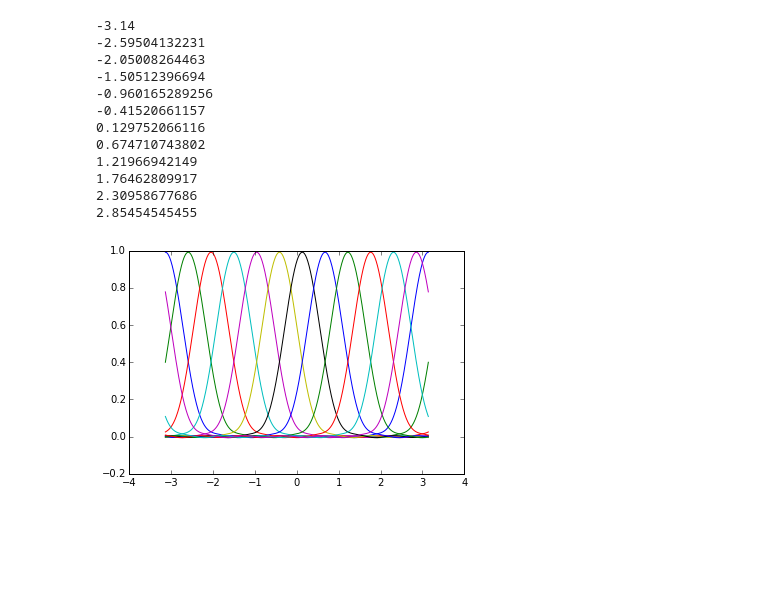
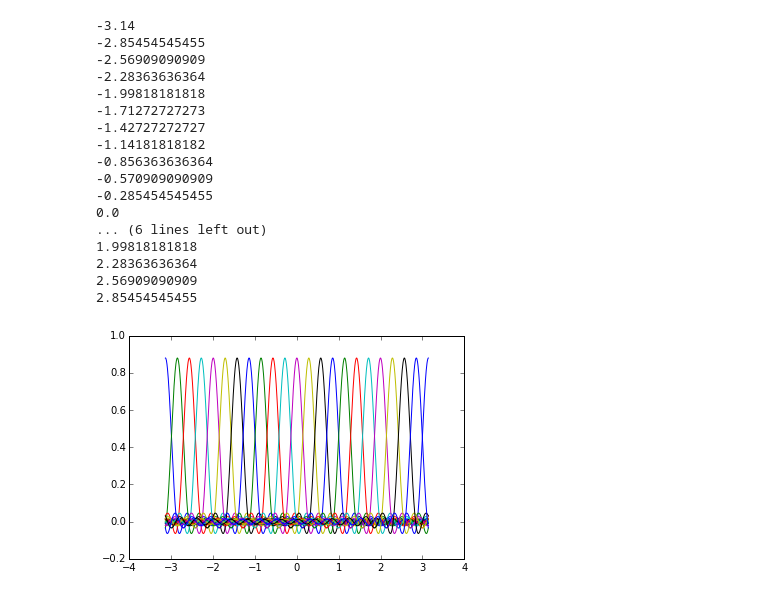
Before and after one commit to peteflorence/GeometricPDEs, a Jupyter notebook: _RotatingBot/BasisFunctionFitting.ipynb, the cells around one changed output. Cells and saved outputs as stored; diff of their text form; code cells hidden in the pictures; blank space fills up the shorter version.

```diff
--- a/_RotatingBot/BasisFunctionFitting.ipynb
+++ b/_RotatingBot/BasisFunctionFitting.ipynb
@@ -24,13 +32,12 @@ Populating the interactive namespace from numpy and matplotlib
 
 from sympy.mpmath import *
 I = [-math.pi, math.pi]
-N = 12   # number of Fourier-approximation-of-3-Gaussian basis functions
-M = 6    # order of Fourier series
-sig = 0.4
+N = 22   # number of Fourier-approximation-of-3-Gaussian basis functions
+M = 15    # order of Fourier series
+sig = 0.1
 # %%
 cslist = []
 
-M=6
 for i in np.linspace(-3.14,3.14-3.14/11,N):
     print i
 
@@ -42,47 +49,51 @@ for i in np.linspace(-3.14,3.14-3.14/11,N):
     cslist.append(cs)
 # %% [output]
 -3.14
--2.59504132231
--2.05008264463
--1.50512396694
--0.960165289256
--0.41520661157
-0.129752066116
-0.674710743802
-1.21966942149
-1.76462809917
-2.30958677686
+-2.85454545455
+-2.56909090909
+-2.28363636364
+-1.99818181818
+-1.71272727273
+-1.42727272727
+-1.14181818182
+-0.856363636364
+-0.570909090909
+-0.285454545455
+0.0
+... (6 lines left out)
+1.99818181818
+2.28363636364
+2.56909090909
 2.85454545455
 # %%
 for i in range(len(cslist)):
     cs = cslist[i]
 #print cs1
 #print len(cs1)
 #print len(cs1[0])
 #print len(cs1[1])
 
-    def f_basis_practice(x):
+    def f_basis_practice(x,M):
         b = math.pi
         a = -math.pi
         m = 2.0*math.pi / (b - a)
         y = 0
-        M = 6
         for k in range(M+1):
 
             y = y + cs[0][k] * math.cos(k * m * x)
             y = y + cs[1][k] * math.sin(k * m * x)
         return y
 
     x = np.linspace(-math.pi,math.pi,1000)
     y = x * 0.0
     for i in range(len(x)):
-        y[i] = f_basis_practice(x[i])
+        y[i] = f_basis_practice(x[i],M)
 
     plt.plot(x,y)
 
 plt.show()
 # %% [output]
-[figure, old version]
+[figure, new version]
 # %%
 import numpy as np
 import matplotlib.pyplot as plt
```
Also changed, not shown: parts of 6 cells of this notebook, 8 other files.
